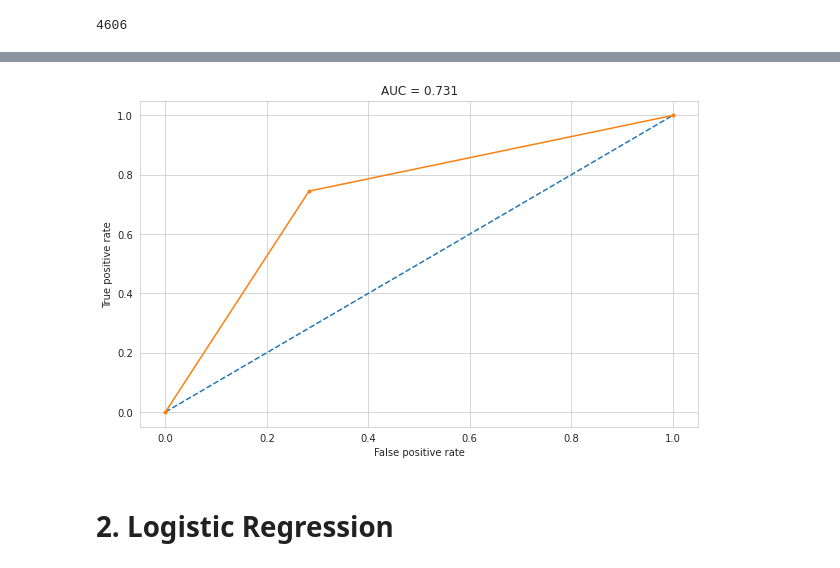
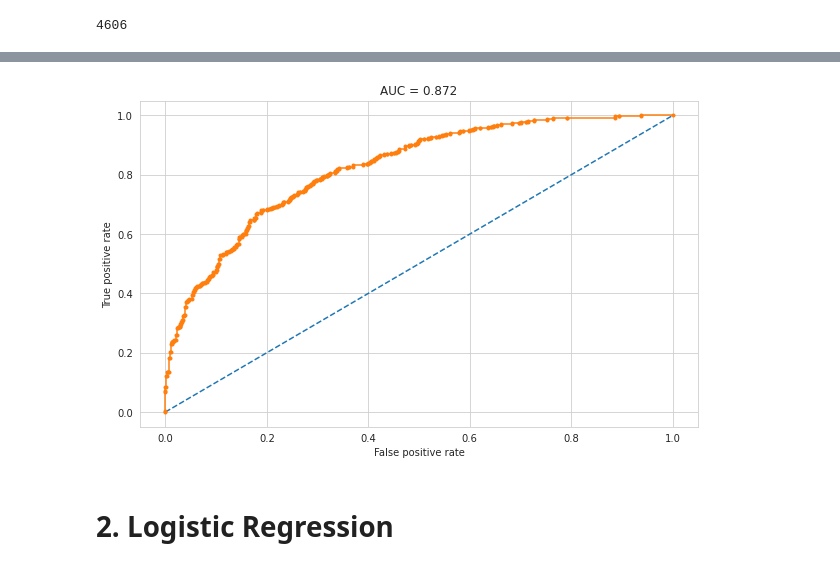
Before and after one commit to anasabbad/Cardiovascular-Risk-Prediction, a Jupyter notebook: Cardiovascular_Risk_Prediction_Capstone.ipynb, the cells around one changed output, grey strips where cells are left out. Cells and saved outputs as stored; diff of their text form; code cells hidden in the pictures.

```diff
--- a/Cardiovascular_Risk_Prediction_Capstone.ipynb
+++ b/Cardiovascular_Risk_Prediction_Capstone.ipynb
@@ -684,17 +693,24 @@ weighted avg       0.73      0.73      0.73      1152
 # %%
+# ROC curve and AUC
+probs = rf_optimal_model.predict_proba(X_test)
+# keep probabilities for the positive outcome only
+probs = probs[:, 1]
+# calculate AUC
+log_auc = roc_auc_score(y_test, probs)
+
 # calculate roc curve
-fpr, tpr, thresholds = roc_curve(y_test, test_preds)
+fpr, tpr, thresholds = roc_curve(y_test, probs)
 # plot curve
 sns.set_style('whitegrid')
 plt.figure(figsize=(10,6))
 plt.plot([0, 1], [0, 1], linestyle='--')
 plt.plot(fpr, tpr, marker='.')
 plt.ylabel('True positive rate')
 plt.xlabel('False positive rate')
 plt.title(f"AUC = {round(rf_test_auc,3)}")
 plt.show()
 # %% [output]
-[figure, old version]
+[figure, new version]
 # %% [markdown]
 # 2. Logistic Regression
 # %%
```
Also changed, not shown: parts of 43 cells of this notebook.
